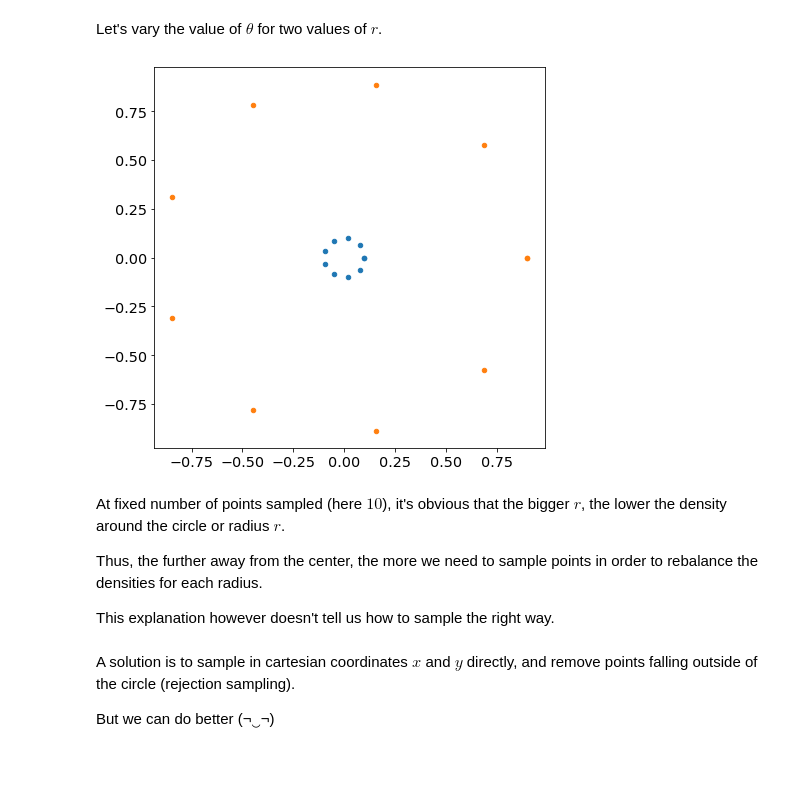
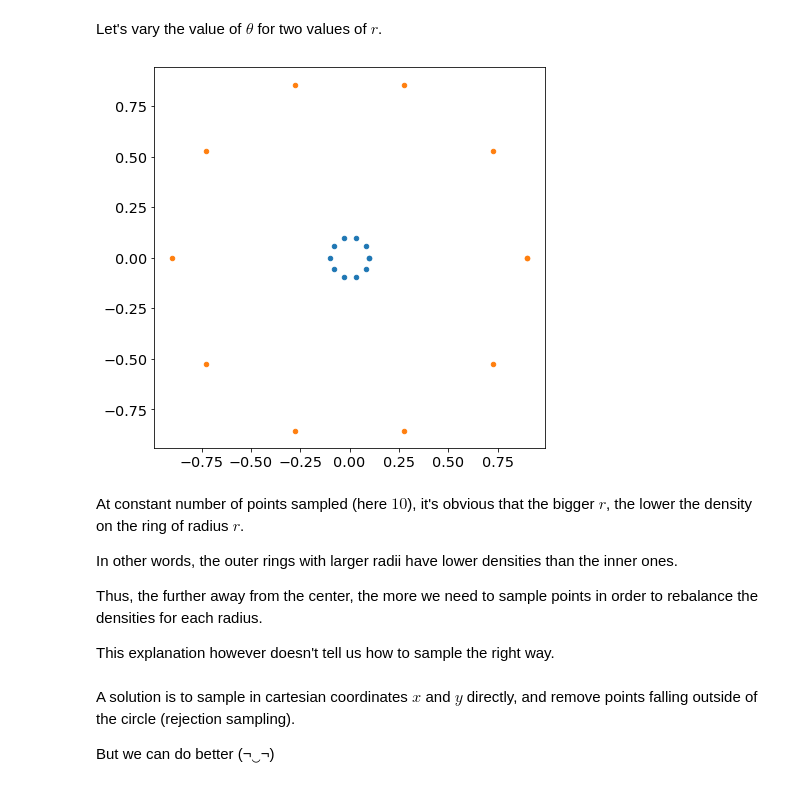
Before and after one commit to Jonas1312/how-not-to-sample-points-in-circle, a Jupyter notebook: README.ipynb, the cells around one changed output. Saved outputs shown, nothing was run; the diff lists cells and outputs as text; code cells hidden in the pictures.

```diff
--- a/README.ipynb
+++ b/README.ipynb
@@ -33,14 +33,16 @@ Something is wrong here. The density around the center is too high compared to t
 # %% [markdown]
 Let's vary the value of $\theta$ for two values of $r$.
 # %%
-theta_lin = np.linspace(0, 2 * np.pi, 10)
+theta_lin = np.linspace(0, 2 * np.pi, 11)
 plt.scatter(0.1 * np.cos(theta_lin), 0.1 * np.sin(theta_lin), s=20)
 plt.scatter(0.9 * np.cos(theta_lin), 0.9 * np.sin(theta_lin), s=20)
 plt.show()
 # %% [output]
-[figure, old version]
+[figure, new version]
 # %% [markdown]
-At fixed number of points sampled (here $10$), it's obvious that the bigger $r$, the lower the density around the circle or radius $r$.
+At constant number of points sampled (here $10$), it's obvious that the bigger $r$, the lower the density on the ring of radius $r$.
+
+In other words, the outer rings with larger radii have lower densities than the inner ones.
 
 Thus, the further away from the center, the more we need to sample points in order to rebalance the densities for each radius.
 
```
Also changed, not shown: parts of 2 cells of this notebook, 4 other files.
